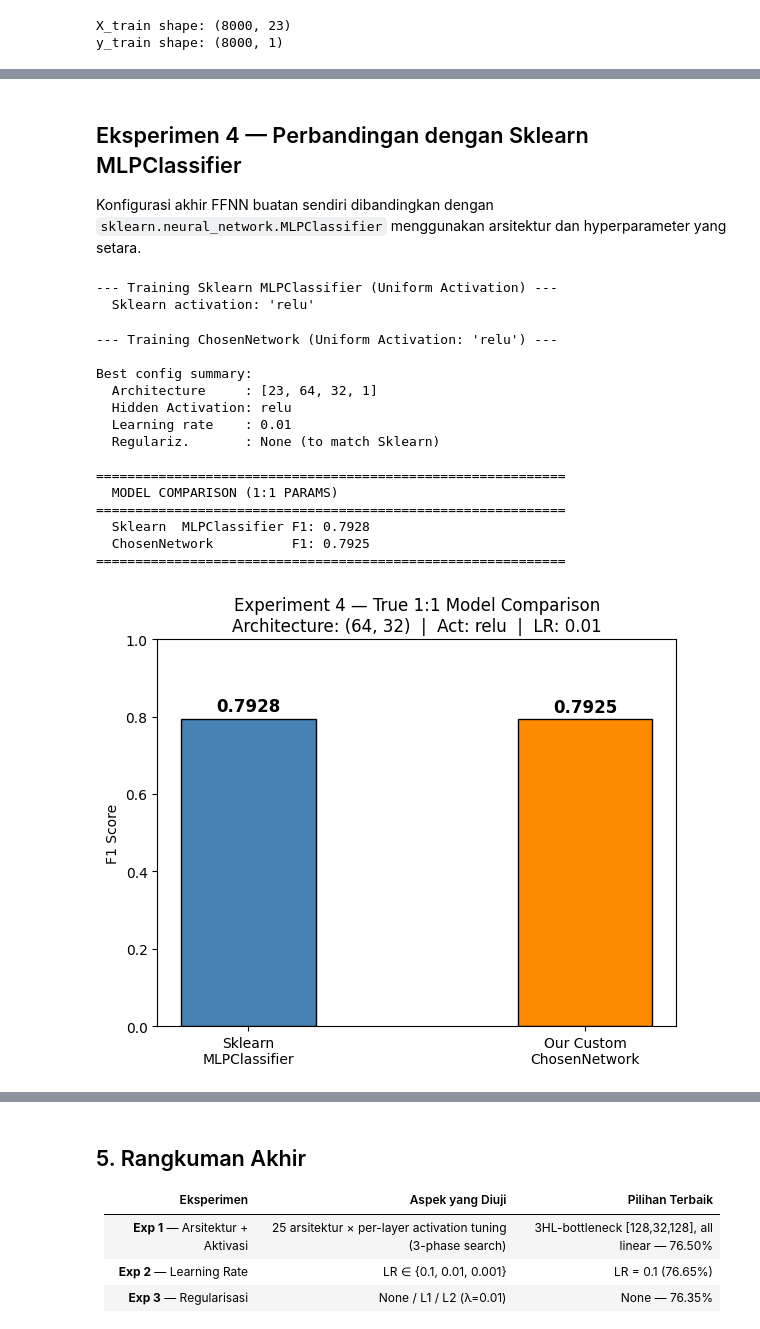
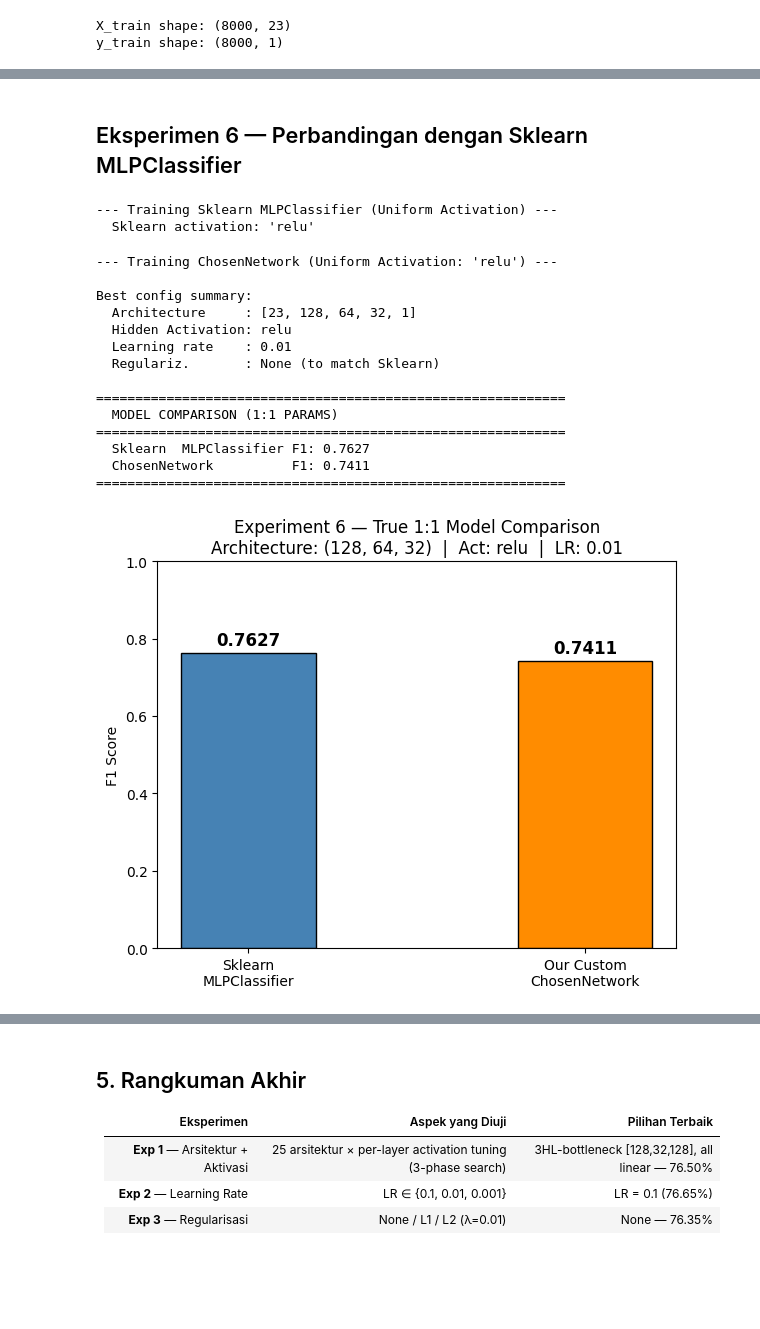
Before and after one commit to yonatan-nyo/ML-FFNN, a Jupyter notebook: src/notebooks/main.ipynb, the cells around one changed output, grey strips where cells are left out. Saved outputs shown, nothing was run; the diff lists cells and outputs as text; code cells hidden in the pictures; blank space fills up the shorter version.

```diff
--- a/src/notebooks/main.ipynb
+++ b/src/notebooks/main.ipynb
@@ -667,7 +814,5 @@ Best regularization: NONE
 # %% [markdown]
-## Eksperimen 4 — Perbandingan dengan Sklearn MLPClassifier
-
-Konfigurasi akhir FFNN buatan sendiri dibandingkan dengan `sklearn.neural_network.MLPClassifier` menggunakan arsitektur dan hyperparameter yang setara.
+## Eksperimen 6 — Perbandingan dengan Sklearn MLPClassifier
 # %%
 import numpy as np
 import matplotlib.pyplot as plt
@@ -681,8 +826,8 @@ LEARNING_RATE = 0.01
 
 # Architecture
 INPUT_DIM = X_train.shape[1]
-HIDDEN_LAYERS = (64, 32)                 # For sklearn (hidden only)
-LAYER_SIZES = [INPUT_DIM, 64, 32, 1]     # For ChosenNetwork (input + hidden + output)
+HIDDEN_LAYERS = (128, 64, 32)                 # For sklearn (hidden only)
+LAYER_SIZES = [INPUT_DIM, 128, 64, 32, 1]     # For ChosenNetwork (input + hidden + output)
 
 # Activations (Uniform for hidden layers)
 SKLEARN_ACT = "relu"                     # Sklearn uniform hidden activation ('identity', 'logistic', 'tanh', 'relu')
@@ -754,36 +899,36 @@ print(f"{'='*60}")
 # Bar chart comparison
 labels = ["Sklearn\nMLPClassifier", "Our Custom\nChosenNetwork"]
 scores = [f1_sklearn, f1_uniform]
 colors = ['steelblue', 'darkorange']
 
 fig, ax = plt.subplots(figsize=(6, 5))
 bars = ax.bar(labels, scores, color=colors, width=0.4, edgecolor='black')
 ax.set_ylim(0, 1.0)
 ax.set_ylabel("F1 Score")
-ax.set_title(f"Experiment 4 — True 1:1 Model Comparison\nArchitecture: {HIDDEN_LAYERS}  |  Act: {SKLEARN_ACT}  |  LR: {LEARNING_RATE}")
+ax.set_title(f"Experiment 6 — True 1:1 Model Comparison\nArchitecture: {HIDDEN_LAYERS}  |  Act: {SKLEARN_ACT}  |  LR: {LEARNING_RATE}")
 
 for bar, score in zip(bars, scores):
     ax.text(bar.get_x() + bar.get_width() / 2, bar.get_height() + 0.01,
             f"{score:.4f}", ha='center', va='bottom', fontsize=12, fontweight='bold')
 
 plt.tight_layout()
 plt.show()
 # %% [output]
 --- Training Sklearn MLPClassifier (Uniform Activation) ---
   Sklearn activation: 'relu'
 --- Training ChosenNetwork (Uniform Activation: 'relu') ---
 
 Best config summary:
-  Architecture     : [23, 64, 32, 1]
+  Architecture     : [23, 128, 64, 32, 1]
   Hidden Activation: relu
   Learning rate    : 0.01
   Regulariz.       : None (to match Sklearn)
 
 ============================================================
   MODEL COMPARISON (1:1 PARAMS)
 ============================================================
-  Sklearn  MLPClassifier F1: 0.7928
-  ChosenNetwork          F1: 0.7925
+  Sklearn  MLPClassifier F1: 0.7627
+  ChosenNetwork          F1: 0.7411
 ============================================================
-[figure, old version]
+[figure, new version]
 # %% [markdown]
```
Also changed, not shown: parts of 17 cells of this notebook, 1 other file.
